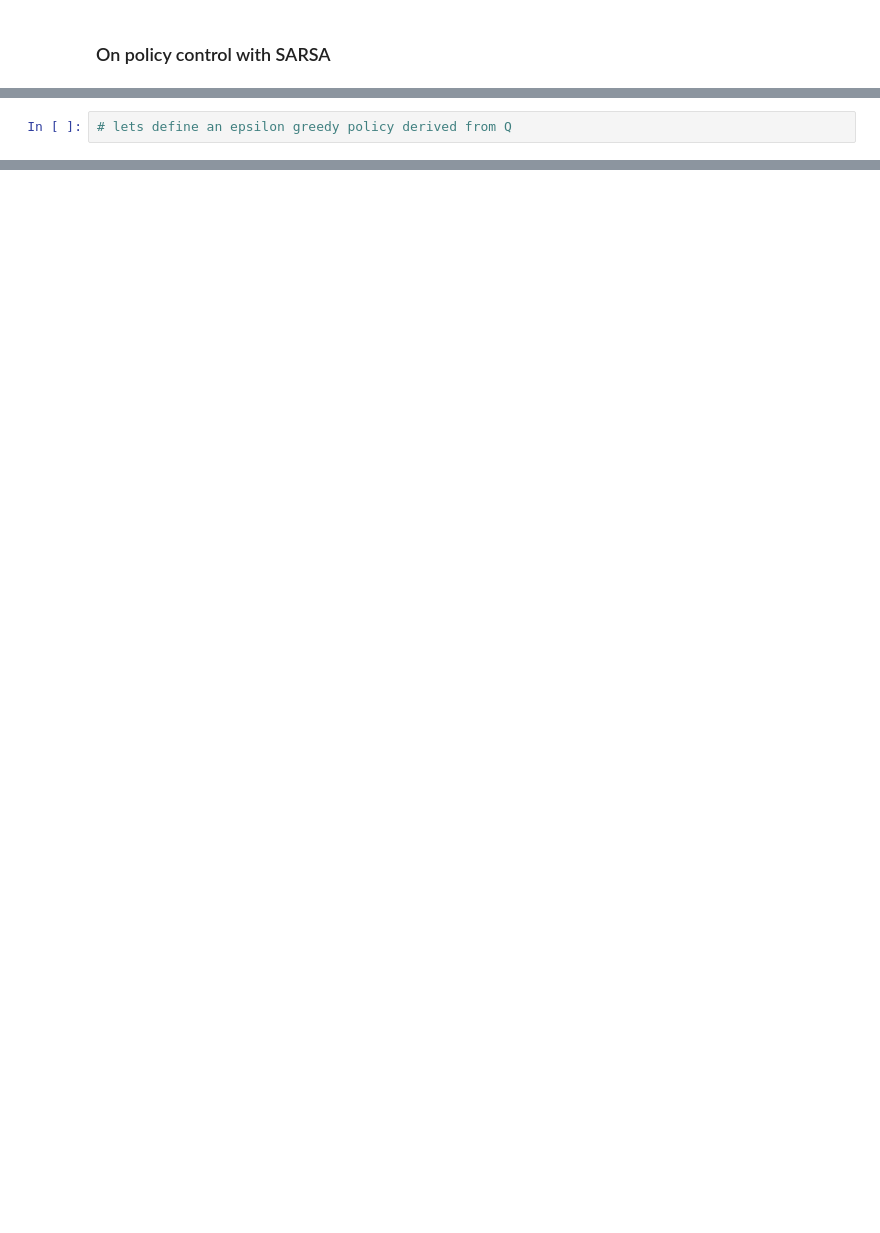
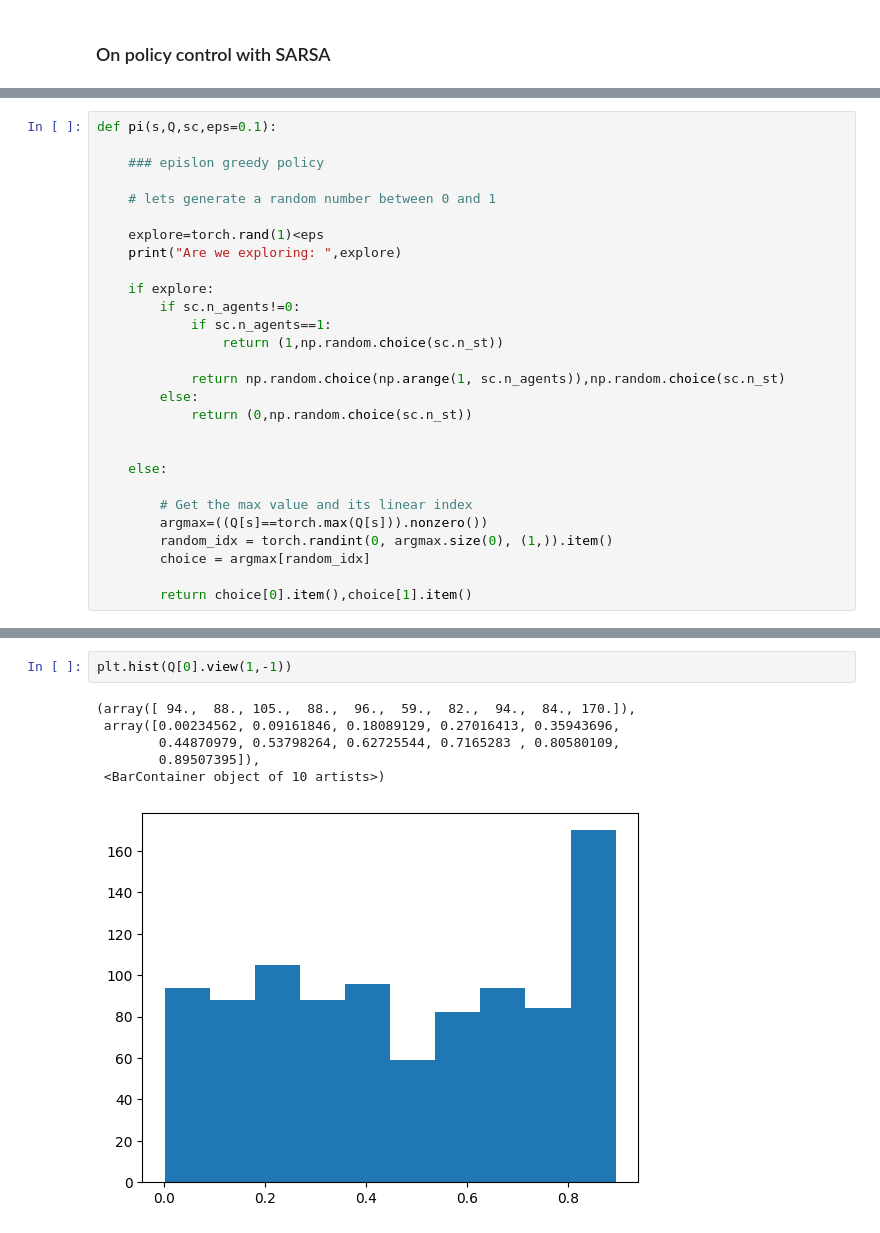
Before and after one commit to gitwail/OpenPortfolio, a Jupyter notebook: ReinforcementLearning/lib/myenv/Notebooks/Scheduling_NB.ipynb, the cells around one changed output, grey strips where cells are left out. Cells and saved outputs as stored; diff of their text form; blank space fills up the shorter version.

```diff
--- a/ReinforcementLearning/lib/myenv/Notebooks/Scheduling_NB.ipynb
+++ b/ReinforcementLearning/lib/myenv/Notebooks/Scheduling_NB.ipynb
@@ -328,2 +329,28 @@ tensor([[16,  3]])
 # %%
-# lets define an epsilon greedy policy derived from Q
+def pi(s,Q,sc,eps=0.1):
+
+    ### epislon greedy policy
+
+    # lets generate a random number between 0 and 1
+
+    explore=torch.rand(1)<eps
+    print("Are we exploring: ",explore)
+
+    if explore:
+        if sc.n_agents!=0:
+            if sc.n_agents==1:
+                return (1,np.random.choice(sc.n_st))
+
+            return np.random.choice(np.arange(1, sc.n_agents)),np.random.choice(sc.n_st)
+        else:
+            return (0,np.random.choice(sc.n_st))
+
+
+    else:
+
+        # Get the max value and its linear index
+        argmax=((Q[s]==torch.max(Q[s])).nonzero())
+        random_idx = torch.randint(0, argmax.size(0), (1,)).item()
+        choice = argmax[random_idx]
+
+        return choice[0].item(),choice[1].item()
@@ -329,0 +474,9 @@ tensor([[16,  3]])
+# %%
+plt.hist(Q[0].view(1,-1))
+# %% [output]
+(array([ 94.,  88., 105.,  88.,  96.,  59.,  82.,  94.,  84., 170.]),
+ array([0.00234562, 0.09161846, 0.18089129, 0.27016413, 0.35943696,
+        0.44870979, 0.53798264, 0.62725544, 0.7165283 , 0.80580109,
+        0.89507395]),
+ <BarContainer object of 10 artists>)
+[figure, added]
```
Also changed, not shown: parts of 16 cells of this notebook, 4 other files.
